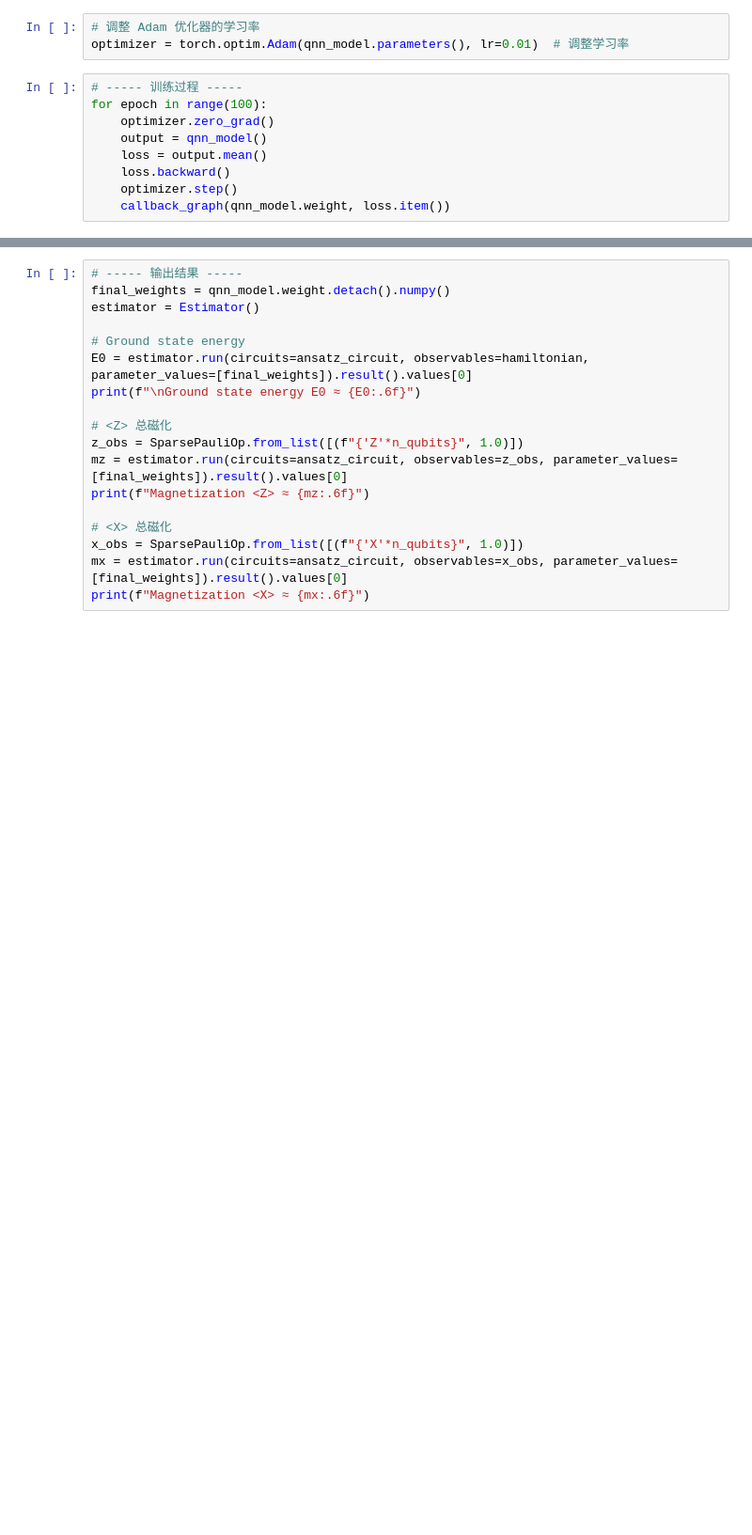
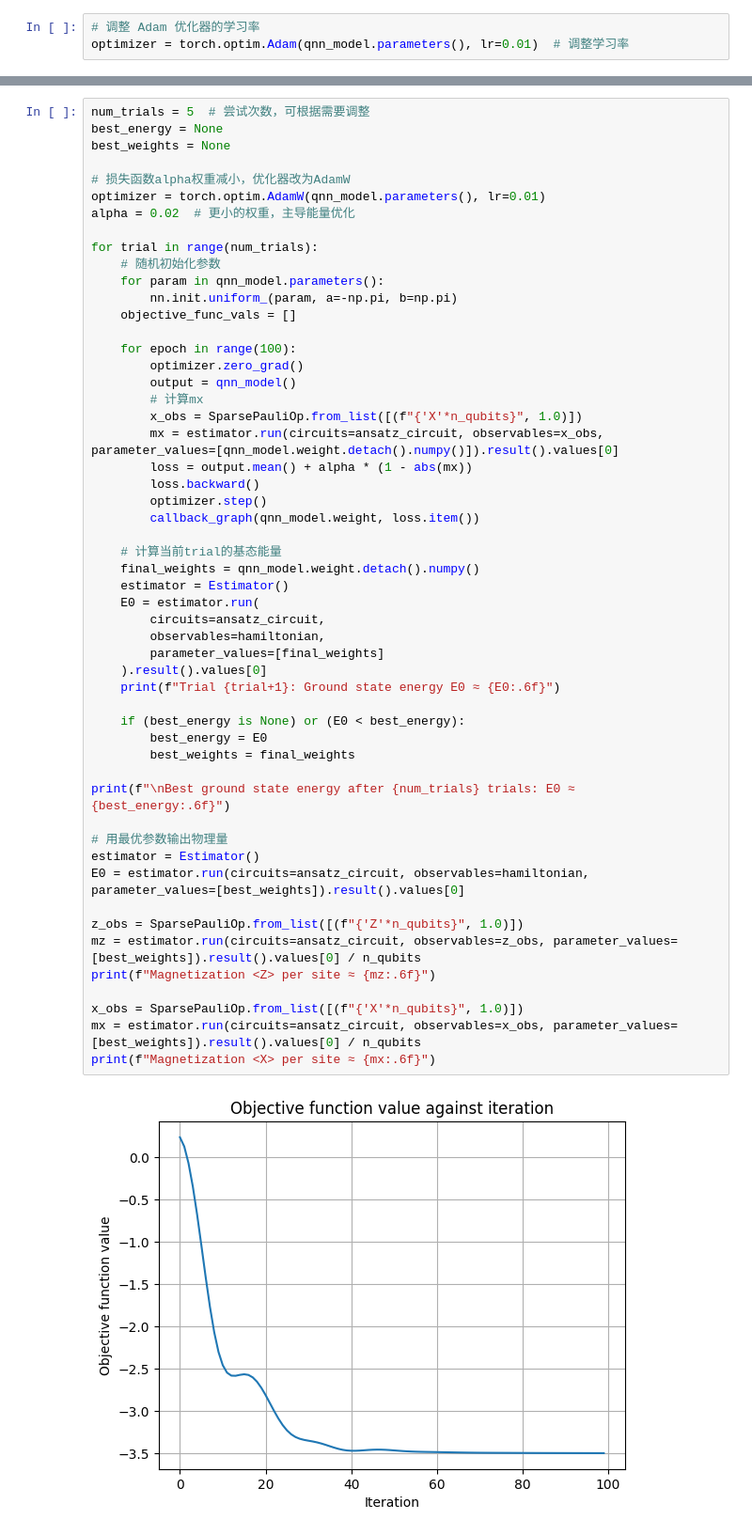
Before and after one commit to jindahe/quantum-many-body-by-QML, a Jupyter notebook: Ising_QNN.ipynb, the cells around one changed output, grey strips where cells are left out. Shown at 94% size. Drawn from its saved outputs; the diff is of its cells as text; blank space fills up the shorter version.

```diff
--- a/Ising_QNN.ipynb
+++ b/Ising_QNN.ipynb
@@ -101,12 +101,3 @@ def callback_graph(weights, obj_func_eval):
 # %%
 # 调整 Adam 优化器的学习率
 optimizer = torch.optim.Adam(qnn_model.parameters(), lr=0.01)  # 调整学习率
-# %%
-# ----- 训练过程 -----
-for epoch in range(100):
-    optimizer.zero_grad()
-    output = qnn_model()
-    loss = output.mean()
-    loss.backward()
-    optimizer.step()
-    callback_graph(qnn_model.weight, loss.item())
@@ -115,19 +104,55 @@ for epoch in range(100):
 # %%
-# ----- 输出结果 -----
-final_weights = qnn_model.weight.detach().numpy()
+num_trials = 5  # 尝试次数，可根据需要调整
+best_energy = None
+best_weights = None
+
+# 损失函数alpha权重减小，优化器改为AdamW
+optimizer = torch.optim.AdamW(qnn_model.parameters(), lr=0.01)
+alpha = 0.02  # 更小的权重，主导能量优化
+
+for trial in range(num_trials):
+    # 随机初始化参数
+    for param in qnn_model.parameters():
+        nn.init.uniform_(param, a=-np.pi, b=np.pi)
+    objective_func_vals = []
+
+    for epoch in range(100):
+        optimizer.zero_grad()
+        output = qnn_model()
+        # 计算mx
+        x_obs = SparsePauliOp.from_list([(f"{'X'*n_qubits}", 1.0)])
+        mx = estimator.run(circuits=ansatz_circuit, observables=x_obs, parameter_values=[qnn_model.weight.detach().numpy()]).result().values[0]
+        loss = output.mean() + alpha * (1 - abs(mx))
+        loss.backward()
+        optimizer.step()
+        callback_graph(qnn_model.weight, loss.item())
+
+    # 计算当前trial的基态能量
+    final_weights = qnn_model.weight.detach().numpy()
+    estimator = Estimator()
+    E0 = estimator.run(
+        circuits=ansatz_circuit,
+        observables=hamiltonian,
+        parameter_values=[final_weights]
+    ).result().values[0]
+    print(f"Trial {trial+1}: Ground state energy E0 ≈ {E0:.6f}")
+
+    if (best_energy is None) or (E0 < best_energy):
+        best_energy = E0
+        best_weights = final_weights
+
+print(f"\nBest ground state energy after {num_trials} trials: E0 ≈ {best_energy:.6f}")
+
+# 用最优参数输出物理量
 estimator = Estimator()
+E0 = estimator.run(circuits=ansatz_circuit, observables=hamiltonian, parameter_values=[best_weights]).result().values[0]
 
-# Ground state energy
-E0 = estimator.run(circuits=ansatz_circuit, observables=hamiltonian, parameter_values=[final_weights]).result().values[0]
-print(f"\nGround state energy E0 ≈ {E0:.6f}")
+z_obs = SparsePauliOp.from_list([(f"{'Z'*n_qubits}", 1.0)])
+mz = estimator.run(circuits=ansatz_circuit, observables=z_obs, parameter_values=[best_weights]).result().values[0] / n_qubits
+print(f"Magnetization <Z> per site ≈ {mz:.6f}")
 
-# <Z> 总磁化
-z_obs = SparsePauliOp.from_list([(f"{'Z'*n_qubits}", 1.0)])
-mz = estimator.run(circuits=ansatz_circuit, observables=z_obs, parameter_values=[final_weights]).result().values[0]
-print(f"Magnetization <Z> ≈ {mz:.6f}")
-
-# <X> 总磁化
 x_obs = SparsePauliOp.from_list([(f"{'X'*n_qubits}", 1.0)])
-mx = estimator.run(circuits=ansatz_circuit, observables=x_obs, parameter_values=[final_weights]).result().values[0]
-print(f"Magnetization <X> ≈ {mx:.6f}")
+mx = estimator.run(circuits=ansatz_circuit, observables=x_obs, parameter_values=[best_weights]).result().values[0] / n_qubits
+print(f"Magnetization <X> per site ≈ {mx:.6f}")
 # %% [output]
+[figure, added]
```
Also changed, not shown: parts of 3 cells of this notebook.
